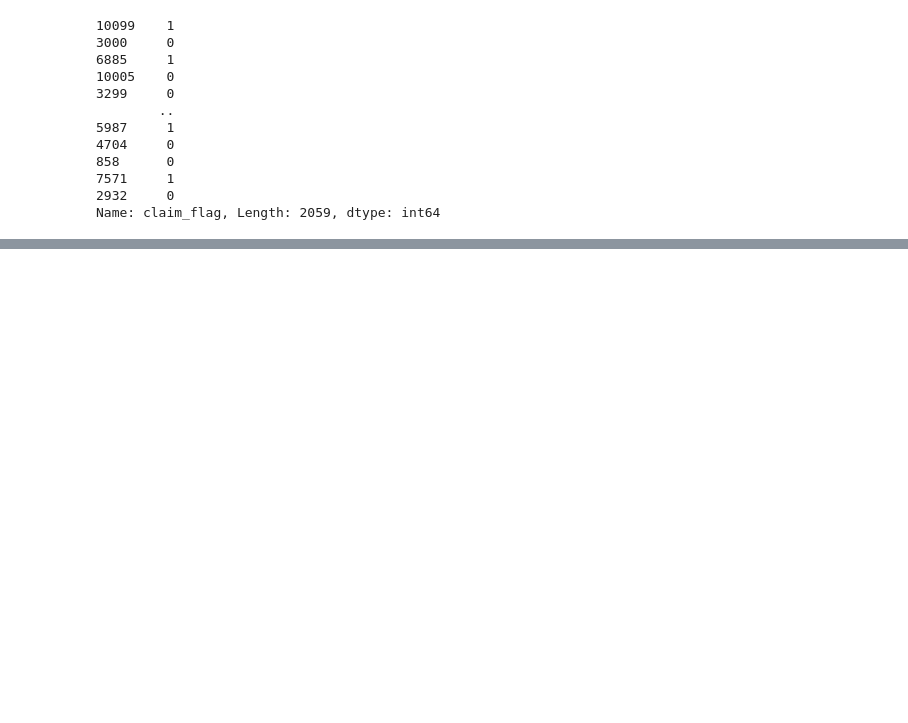
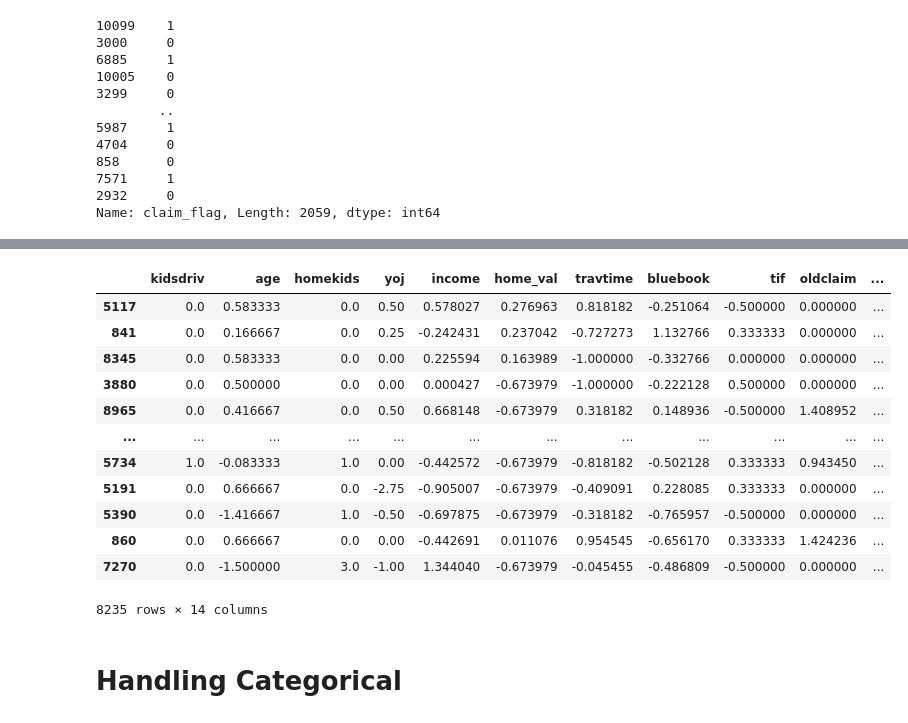
Before and after one commit to OmarEssam-20/Car-insurance-project, a Jupyter notebook: Car Insurance ML Project.ipynb, the cells around one changed output, grey strips where cells are left out. Drawn from its saved outputs; the diff is of its cells as text; code cells hidden in the pictures; blank space fills up the shorter version.

```diff
--- a/Car Insurance ML Project.ipynb
+++ b/Car Insurance ML Project.ipynb
@@ -12,7 +12,7 @@ import plotly.express as px
 # To show all Columns
 pd.set_option('display.max_columns', None)
 # %%
-df = pd.read_csv('car_insurance_claim.csv', index_col= 0)
+df = pd.read_csv('Data.csv', index_col= 0)
 df
 # %% [output]
 |  | ID | KIDSDRIV | BIRTH | AGE | HOMEKIDS | YOJ | INCOME | PARENT1 | HOME_VAL | MSTATUS | GENDER | ... |
@@ -460,0 +483,7 @@ Name: claim_flag, Length: 2059, dtype: int64
+# %%
+# yoj , car_age fill with median
+from sklearn.impute import SimpleImputer
+simple_imputer = SimpleImputer(strategy= 'median')
+
+x_train[['yoj', 'car_age']] = simple_imputer.fit_transform(x_train[['yoj', 'car_age']])
+x_test[['yoj', 'car_age']] = simple_imputer.fit_transform(x_test[['yoj', 'car_age']])
@@ -460,0 +530,6 @@ Name: claim_flag, Length: 2059, dtype: int64
+# %%
+# income, home_val fill with knn
+from sklearn.impute import KNNImputer
+knn_imputer = KNNImputer()
+x_train[['income' , 'home_val']] = knn_imputer.fit_transform(x_train[['income' , 'home_val']])
+x_test[['income' , 'home_val']] = knn_imputer.fit_transform(x_test[['income' , 'home_val']])
@@ -460,0 +594,23 @@ Name: claim_flag, Length: 2059, dtype: int64
+# %%
+from sklearn.preprocessing import RobustScaler
+robust_scaler = RobustScaler()
+x_train[num_cols] = robust_scaler.fit_transform(x_train[num_cols])
+x_test[num_cols] = robust_scaler.transform(x_test[num_cols])
+# %%
+x_train.select_dtypes(include= 'number')
+# %% [output]
+|  | kidsdriv | age | homekids | yoj | income | home_val | travtime | bluebook | tif | oldclaim | ... |
+| 5117 | 0.0 | 0.583333 | 0.0 | 0.50 | 0.578027 | 0.276963 | 0.818182 | -0.251064 | -0.500000 | 0.000000 | ... |
+| 841 | 0.0 | 0.166667 | 0.0 | 0.25 | -0.242431 | 0.237042 | -0.727273 | 1.132766 | 0.333333 | 0.000000 | ... |
+| 8345 | 0.0 | 0.583333 | 0.0 | 0.00 | 0.225594 | 0.163989 | -1.000000 | -0.332766 | 0.000000 | 0.000000 | ... |
+| 3880 | 0.0 | 0.500000 | 0.0 | 0.00 | 0.000427 | -0.673979 | -1.000000 | -0.222128 | 0.500000 | 0.000000 | ... |
+| 8965 | 0.0 | 0.416667 | 0.0 | 0.50 | 0.668148 | -0.673979 | 0.318182 | 0.148936 | -0.500000 | 1.408952 | ... |
+| ... | ... | ... | ... | ... | ... | ... | ... | ... | ... | ... | ... |
+| 5734 | 1.0 | -0.083333 | 1.0 | 0.00 | -0.442572 | -0.673979 | -0.818182 | -0.502128 | 0.333333 | 0.943450 | ... |
+| 5191 | 0.0 | 0.666667 | 0.0 | -2.75 | -0.905007 | -0.673979 | -0.409091 | 0.228085 | 0.333333 | 0.000000 | ... |
+| 5390 | 0.0 | -1.416667 | 1.0 | -0.50 | -0.697875 | -0.673979 | -0.318182 | -0.765957 | -0.500000 | 0.000000 | ... |
+| 860 | 0.0 | 0.666667 | 0.0 | 0.00 | -0.442691 | 0.011076 | 0.954545 | -0.656170 | 0.333333 | 1.424236 | ... |
+| 7270 | 0.0 | -1.500000 | 3.0 | -1.00 | 1.344040 | -0.673979 | -0.045455 | -0.486809 | -0.500000 | 0.000000 | ... |
+8235 rows × 14 columns
+# %% [markdown]
+# Handling Categorical
```
Also changed, not shown: parts of 23 cells of this notebook.
